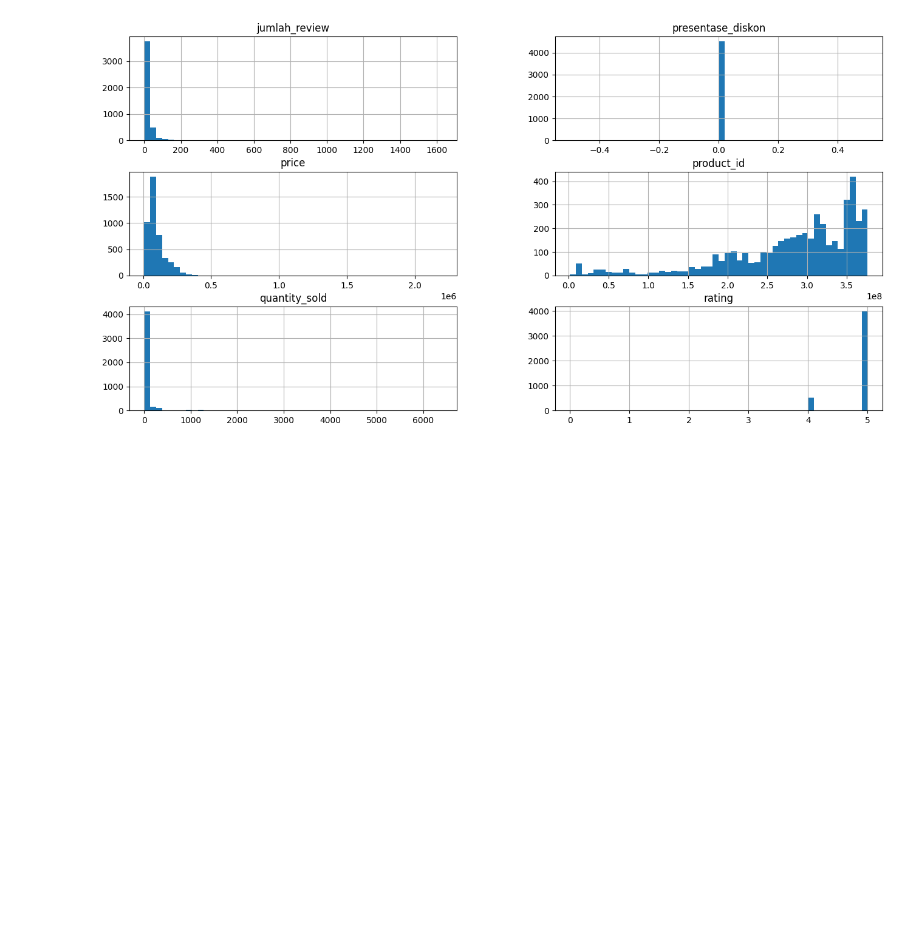
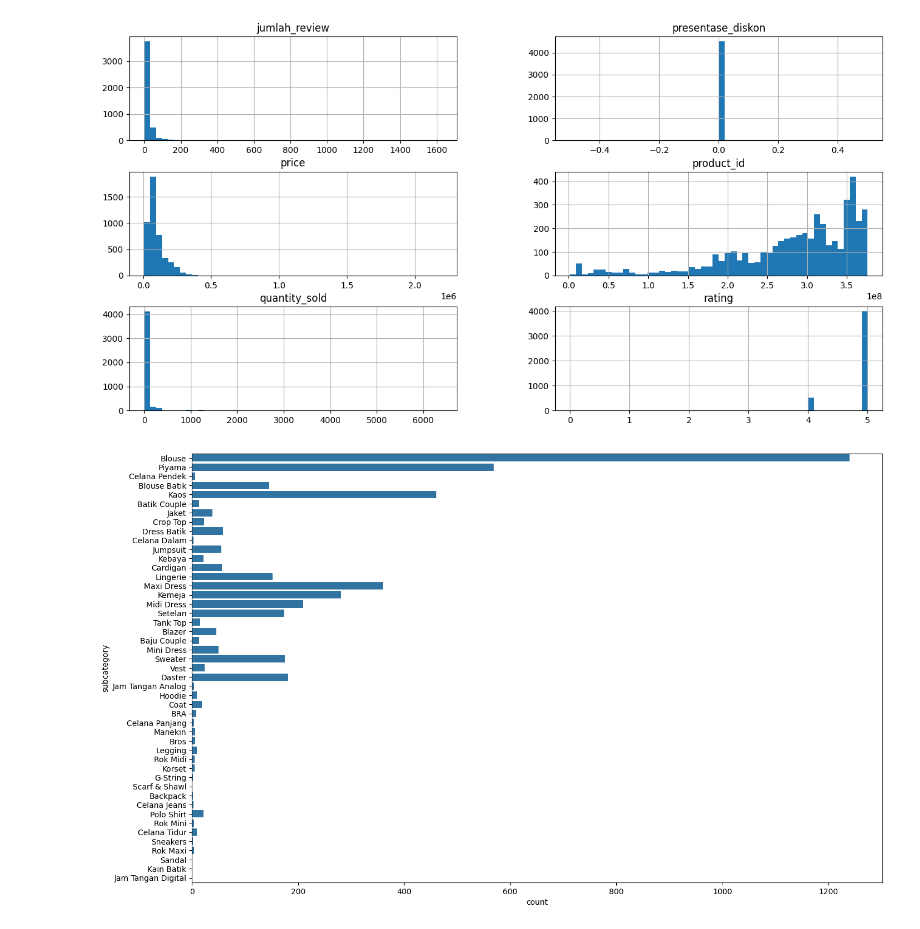
Before and after one commit to NandoG1/intelligo-project, a Jupyter notebook: index.ipynb, the cells around one changed output. Saved outputs shown, nothing was run; the diff lists cells and outputs as text; code cells hidden in the pictures; blank space fills up the shorter version.

```diff
--- a/index.ipynb
+++ b/index.ipynb
@@ -50,3 +50,9 @@ df.hist(bins=50, figsize=(16,8))
 plt.show()
 # %% [output]
 [figure]
+# %%
+plt.figure(figsize=(16,10))
+sns.countplot(data=df, y="subcategory")
+plt.show()
+# %% [output]
+[figure, added]
```
Also changed, not shown: parts of 8 cells of this notebook.
